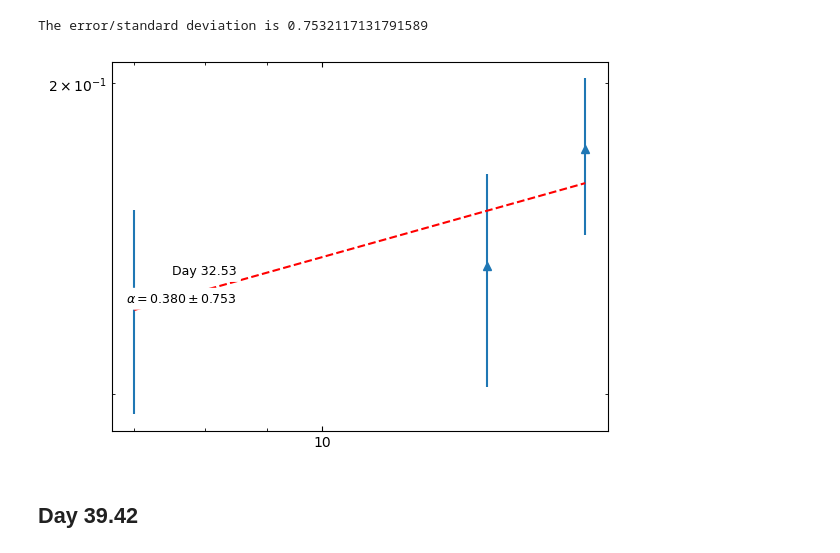
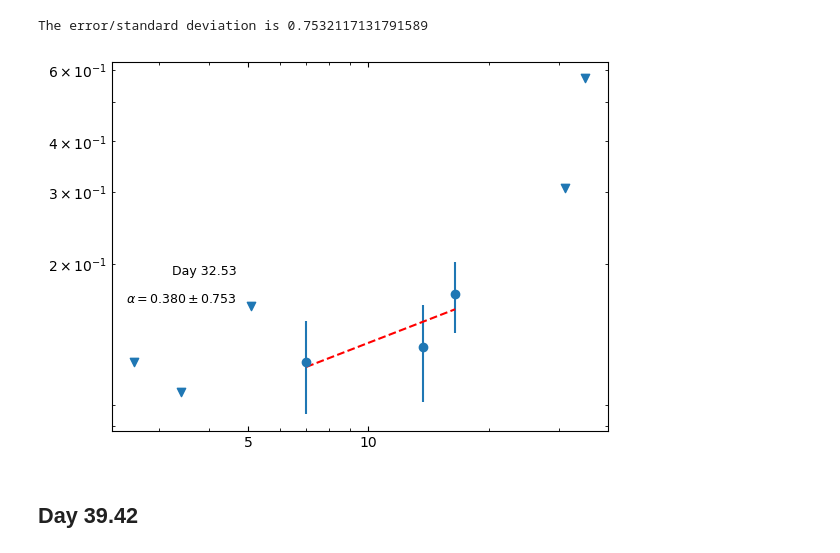
Before and after one commit to Wilhelm005/Research-Code, a Jupyter notebook: Usco Spectral Index.ipynb, the cells around one changed output. Cells and saved outputs as stored; diff of their text form; code cells hidden in the pictures.

```diff
--- a/Usco Spectral Index.ipynb
+++ b/Usco Spectral Index.ipynb
@@ -348,21 +350,23 @@ The error/standard deviation is 0.7532117131791589
 # %%
 #plotting to check
 fig,ax = plt.subplots()
 mask = df2['Fluxdensity(mJy)'] > 3 * df2['error(mJy)']  # apply detection threshold
+mask2 = df2['Fluxdensity(mJy)'] < 3 * df2['error(mJy)']  # apply non-detection threshold
 if mask.any():  # proceed only if at least one detection
-    ax.errorbar(df2['Frequency(GHz)'][mask], df2['Fluxdensity(mJy)'][mask], yerr=yerr2, fmt='^')
+    ax.errorbar(df2['Frequency(GHz)'][mask], df2['Fluxdensity(mJy)'][mask], yerr=yerr2, fmt='o')
+    ax.scatter(df2['Frequency(GHz)'][mask2], (df2['Fluxdensity(mJy)'][mask2] + 3*df2['error(mJy)'][mask2]), marker='v')
     ax.set_xscale('log')
     ax.set_xticks([1, 5, 10, 50], labels=['1', '5', '10', '50'])
     ax.set_yscale('log')
     ax.set_yticks([1, 5, 10, 20, 50], labels=['1', '5', '10', '20', '50'])
     ax.annotate('Day 32.53', xy=(90, 120), xycoords='axes points', size=9, ha='right', va='top', bbox=dict(boxstyle='round', fc='w', ec="w"))
     ax.tick_params(axis='both', which='both', direction='in', top=True, right=True)
     ax.plot(df2['Frequency(GHz)'][mask], fit_model_weights2(df2['Frequency(GHz)'][mask]), 'r--')
     ax.annotate('${\u03B1 = 0.380 \\pm 0.753}$', xy=(90, 100), xycoords='axes points', size=9, ha='right', va='top', bbox=dict(boxstyle='round', fc='w', ec="w"))
 
 plt.show();
 # %% [output]
-[figure, old version]
+[figure, new version]
 # %% [markdown]
 ## Day 39.42
 # %%
```
Also changed, not shown: parts of 5 cells of this notebook, 1 other file.
